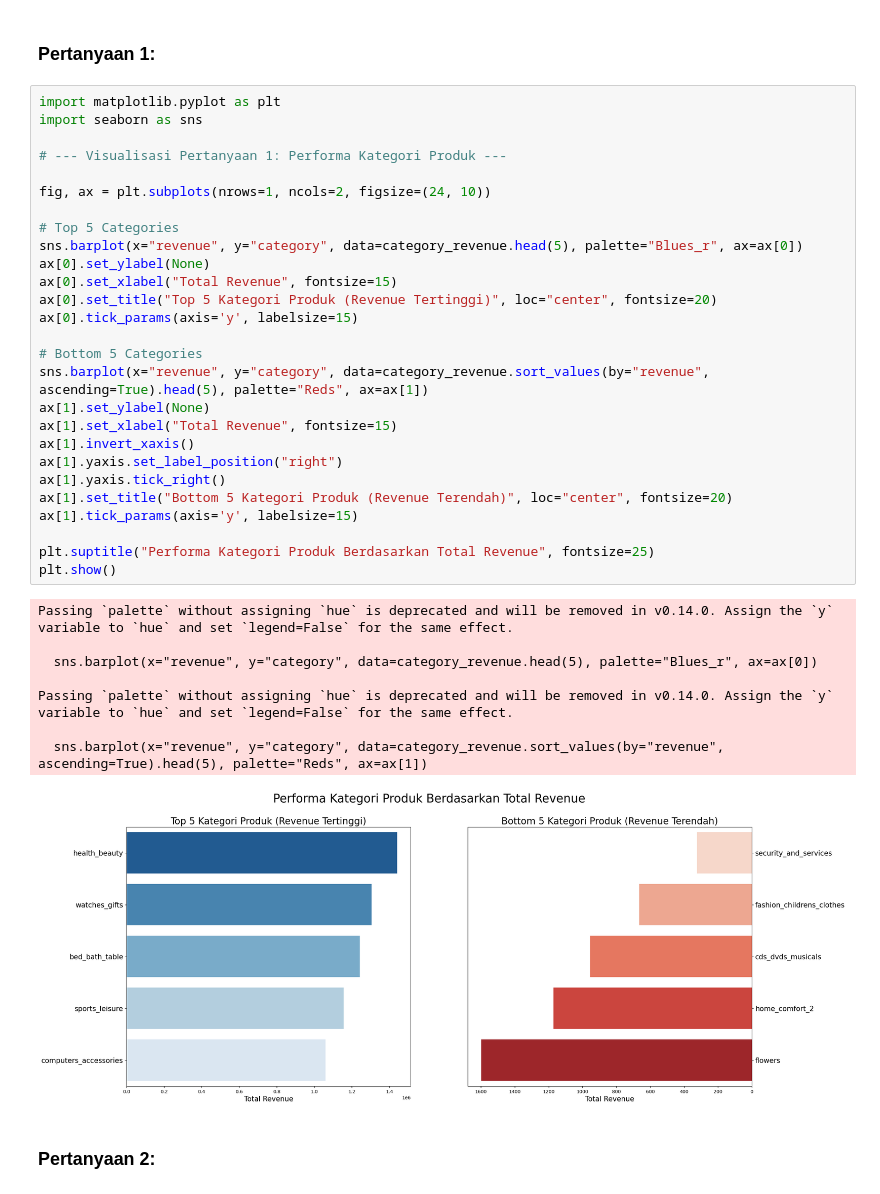
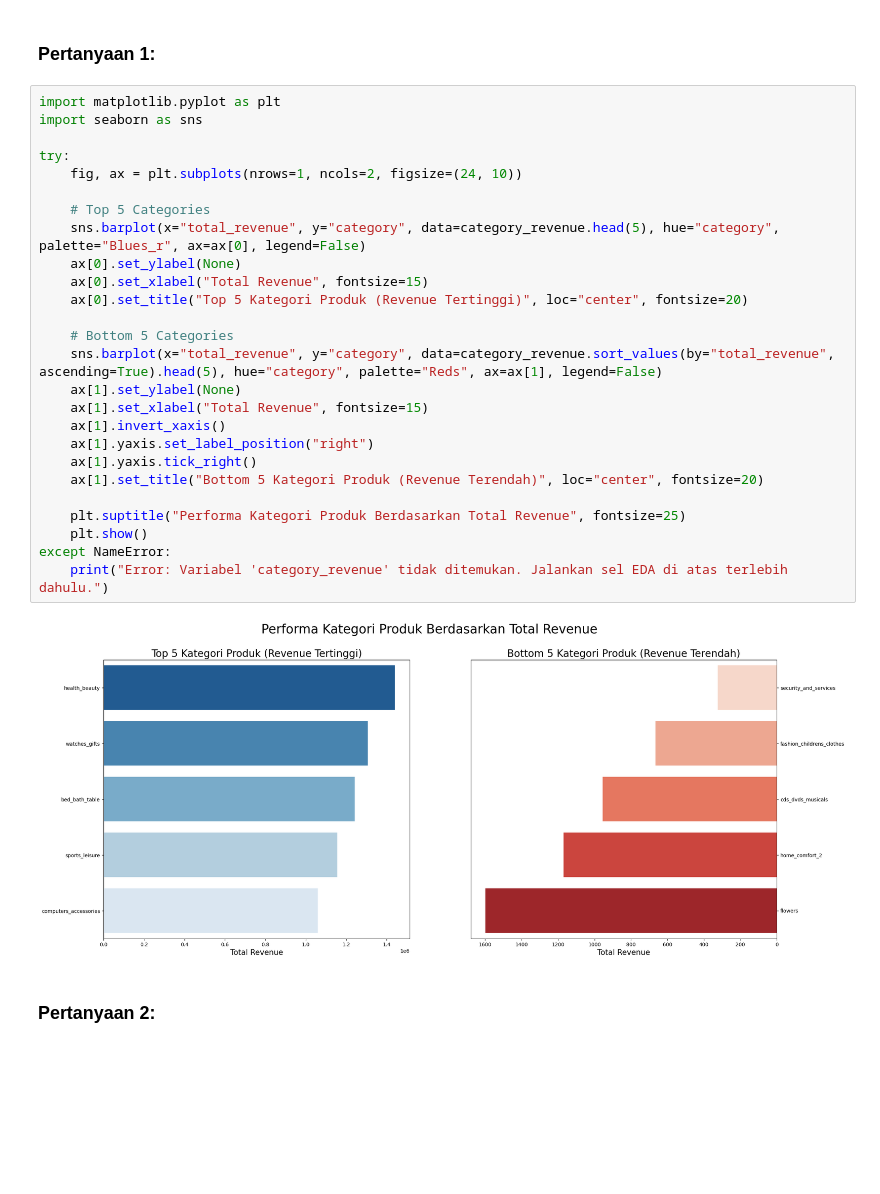
Before and after one commit to khatrunsalsabia-eng/dashboard, a Jupyter notebook: submission/notebook.ipynb, the cells around one changed output. Saved outputs shown, nothing was run; the diff lists cells and outputs as text; blank space fills up the shorter version.

```diff
--- a/submission/notebook.ipynb
+++ b/submission/notebook.ipynb
@@ -360,39 +406,31 @@ EDA Selesai: Data telah digabung dan siap untuk visualisasi.
 # %%
 import matplotlib.pyplot as plt
 import seaborn as sns
 
-# --- Visualisasi Pertanyaan 1: Performa Kategori Produk ---
+try:
+    fig, ax = plt.subplots(nrows=1, ncols=2, figsize=(24, 10))
 
-fig, ax = plt.subplots(nrows=1, ncols=2, figsize=(24, 10))
+    # Top 5 Categories
+    sns.barplot(x="total_revenue", y="category", data=category_revenue.head(5), hue="category", palette="Blues_r", ax=ax[0], legend=False)
+    ax[0].set_ylabel(None)
+    ax[0].set_xlabel("Total Revenue", fontsize=15)
+    ax[0].set_title("Top 5 Kategori Produk (Revenue Tertinggi)", loc="center", fontsize=20)
 
-# Top 5 Categories
-sns.barplot(x="revenue", y="category", data=category_revenue.head(5), palette="Blues_r", ax=ax[0])
-ax[0].set_ylabel(None)
-ax[0].set_xlabel("Total Revenue", fontsize=15)
-ax[0].set_title("Top 5 Kategori Produk (Revenue Tertinggi)", loc="center", fontsize=20)
-ax[0].tick_params(axis='y', labelsize=15)
+    # Bottom 5 Categories
+    sns.barplot(x="total_revenue", y="category", data=category_revenue.sort_values(by="total_revenue", ascending=True).head(5), hue="category", palette="Reds", ax=ax[1], legend=False)
+    ax[1].set_ylabel(None)
+    ax[1].set_xlabel("Total Revenue", fontsize=15)
+    ax[1].invert_xaxis()
+    ax[1].yaxis.set_label_position("right")
+    ax[1].yaxis.tick_right()
+    ax[1].set_title("Bottom 5 Kategori Produk (Revenue Terendah)", loc="center", fontsize=20)
 
-# Bottom 5 Categories
-sns.barplot(x="revenue", y="category", data=category_revenue.sort_values(by="revenue", ascending=True).head(5), palette="Reds", ax=ax[1])
-ax[1].set_ylabel(None)
-ax[1].set_xlabel("Total Revenue", fontsize=15)
-ax[1].invert_xaxis()
-ax[1].yaxis.set_label_position("right")
-ax[1].yaxis.tick_right()
-ax[1].set_title("Bottom 5 Kategori Produk (Revenue Terendah)", loc="center", fontsize=20)
-ax[1].tick_params(axis='y', labelsize=15)
-
-plt.suptitle("Performa Kategori Produk Berdasarkan Total Revenue", fontsize=25)
-plt.show()
+    plt.suptitle("Performa Kategori Produk Berdasarkan Total Revenue", fontsize=25)
+    plt.show()
+except NameError:
+    print("Error: Variabel 'category_revenue' tidak ditemukan. Jalankan sel EDA di atas terlebih dahulu.")
 # %% [output]
-Passing `palette` without assigning `hue` is deprecated and will be removed in v0.14.0. Assign the `y` variable to `hue` and set `legend=False` for the same effect.
-
-  sns.barplot(x="revenue", y="category", data=category_revenue.head(5), palette="Blues_r", ax=ax[0])
-
-Passing `palette` without assigning `hue` is deprecated and will be removed in v0.14.0. Assign the `y` variable to `hue` and set `legend=False` for the same effect.
-
-  sns.barplot(x="revenue", y="category", data=category_revenue.sort_values(by="revenue", ascending=True).head(5), palette="Reds", ax=ax[1])
-[figure, old version]
+[figure, new version]
 # %% [markdown]
 ### Pertanyaan 2:
 # %%
```
Also changed, not shown: parts of 8 cells of this notebook, 1 other file.
